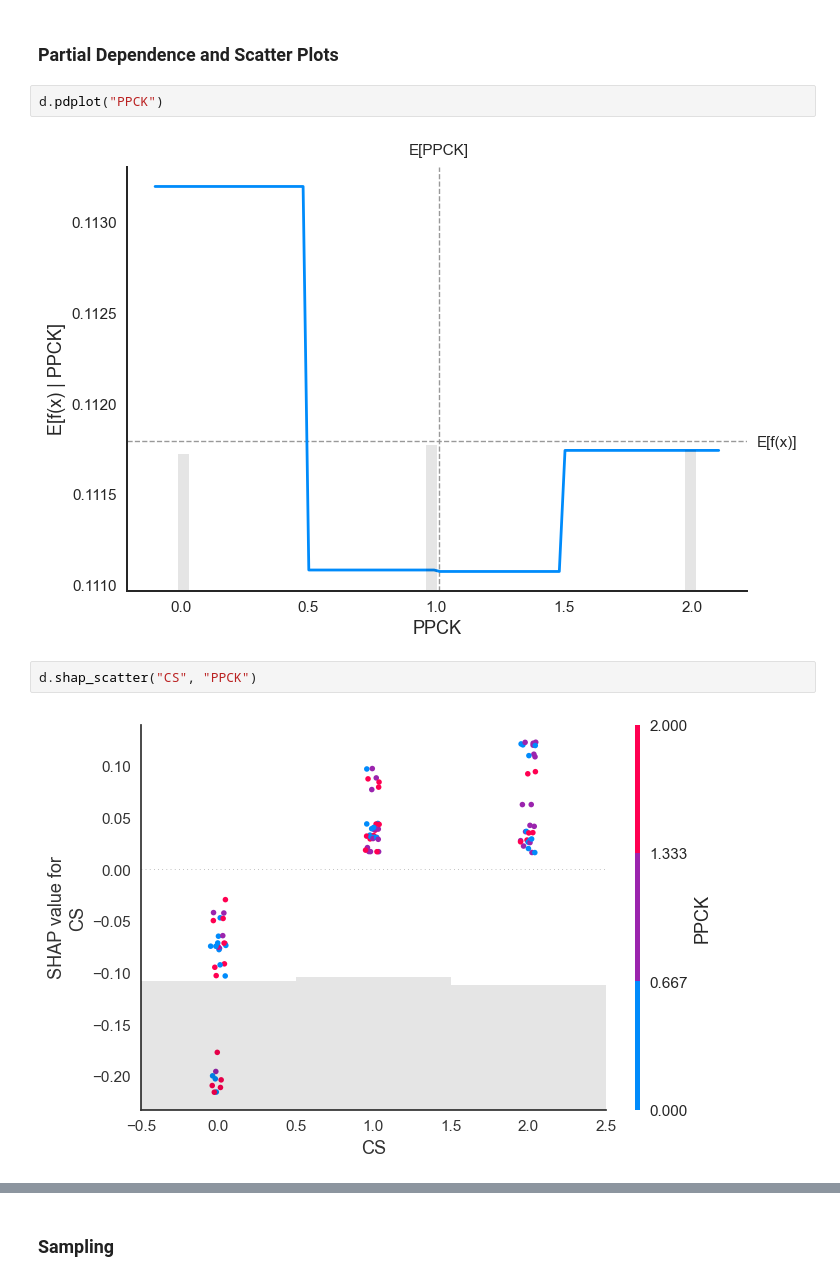
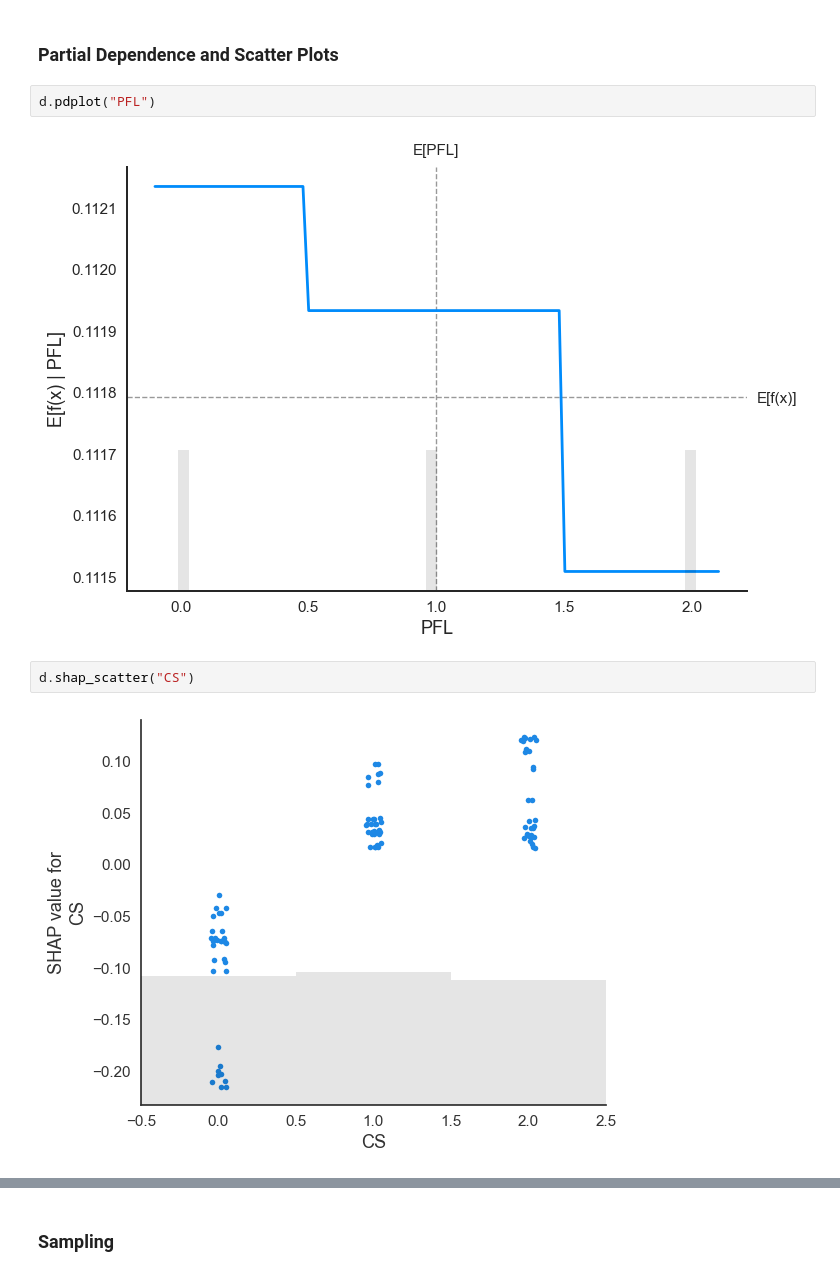
Before and after one commit to costasmexis/straindesignXAI, a Jupyter notebook: notebooks/Isoprenol.ipynb, the cells around one changed output, grey strips where cells are left out. Saved outputs shown, nothing was run; the diff lists cells and outputs as text.

```diff
--- a/notebooks/Isoprenol.ipynb
+++ b/notebooks/Isoprenol.ipynb
@@ -167,10 +105,10 @@ d.df[d.df['cluster'] == top_cluster]
 # %% [markdown]
 ### Partial Dependence and Scatter Plots
 # %%
-d.pdplot("PPCK")
+d.pdplot("PFL")
 # %% [output]
-[figure, old version]
+[figure, new version]
 # %%
-d.shap_scatter("CS", "PPCK")
+d.shap_scatter("CS")
 # %% [output]
-[figure, old version]
+[figure, new version]
```
Also changed, not shown: parts of 9 cells of this notebook, 8 other files.
